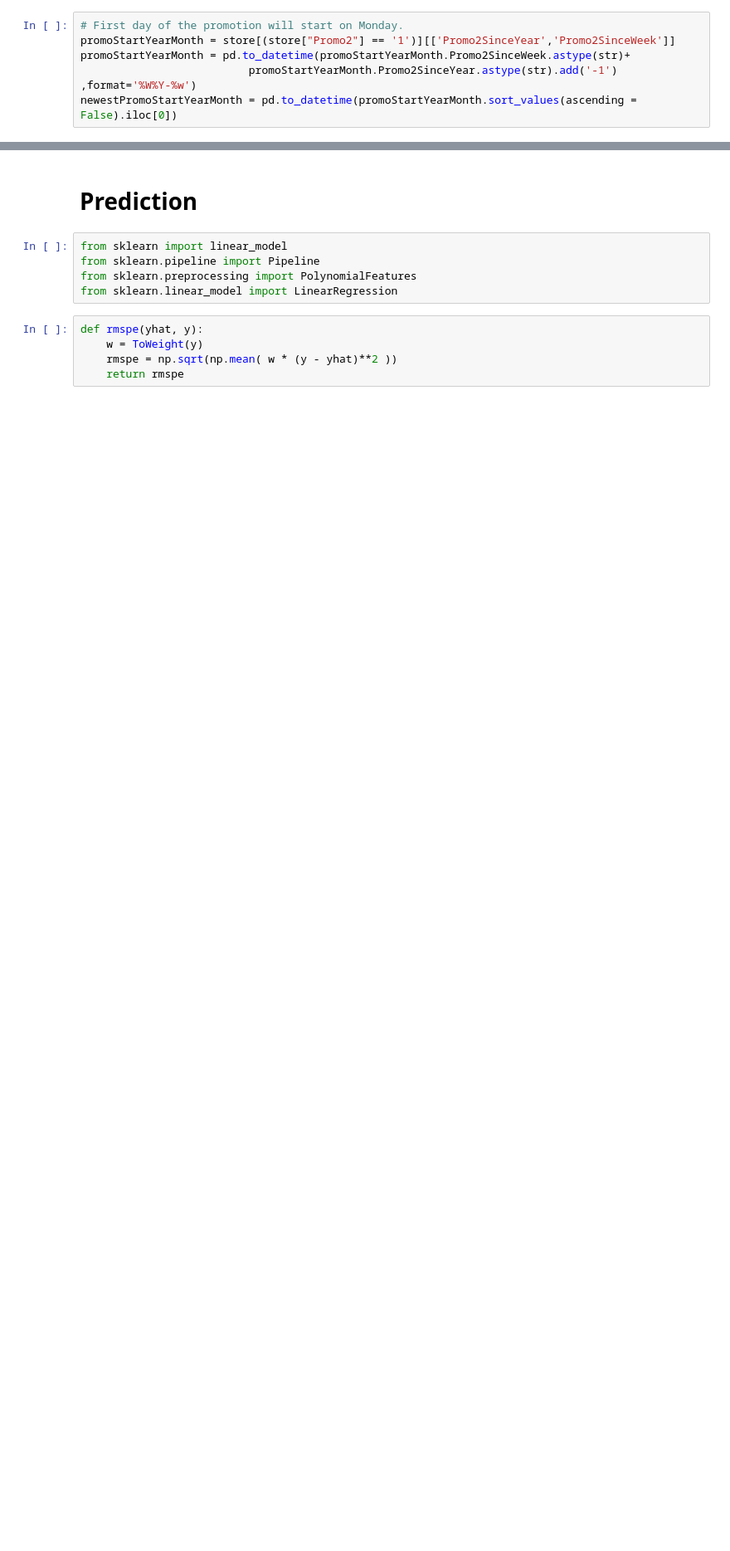
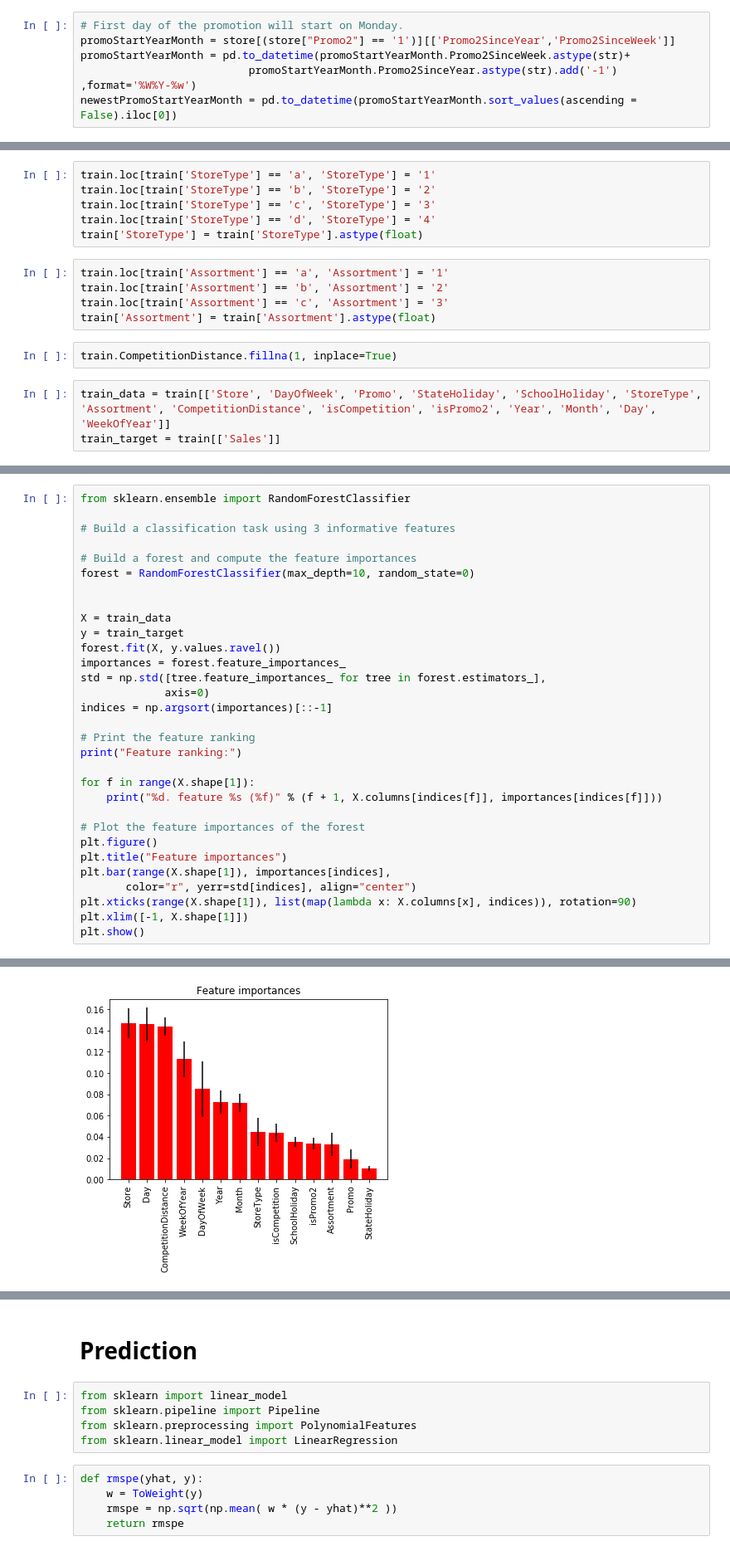
Before and after one commit to bozhlab/Rossmann_store_sales, a Jupyter notebook: Rossmann_Store_Sales_prediction.ipynb, the cells around one changed output, grey strips where cells are left out. Shown: that part at 83% size. Saved outputs shown, nothing was run; the diff lists cells and outputs as text; blank space fills up the shorter version.

```diff
--- a/Rossmann_Store_Sales_prediction.ipynb
+++ b/Rossmann_Store_Sales_prediction.ipynb
@@ -1190,0 +882,16 @@ X_train, X_test, y_train, y_test = train_test_split(train_data, train_target, te
+# %%
+train.loc[train['StoreType'] == 'a', 'StoreType'] = '1'
+train.loc[train['StoreType'] == 'b', 'StoreType'] = '2'
+train.loc[train['StoreType'] == 'c', 'StoreType'] = '3'
+train.loc[train['StoreType'] == 'd', 'StoreType'] = '4'
+train['StoreType'] = train['StoreType'].astype(float)
+# %%
+train.loc[train['Assortment'] == 'a', 'Assortment'] = '1'
+train.loc[train['Assortment'] == 'b', 'Assortment'] = '2'
+train.loc[train['Assortment'] == 'c', 'Assortment'] = '3'
+train['Assortment'] = train['Assortment'].astype(float)
+# %%
+train.CompetitionDistance.fillna(1, inplace=True)
+# %%
+train_data = train[['Store', 'DayOfWeek', 'Promo', 'StateHoliday', 'SchoolHoliday', 'StoreType', 'Assortment', 'CompetitionDistance', 'isCompetition', 'isPromo2', 'Year', 'Month', 'Day', 'WeekOfYear']]
+train_target = train[['Sales']]
@@ -1190,0 +911,32 @@ X_train, X_test, y_train, y_test = train_test_split(train_data, train_target, te
+# %%
+from sklearn.ensemble import RandomForestClassifier
+
+# Build a classification task using 3 informative features
+
+# Build a forest and compute the feature importances
+forest = RandomForestClassifier(max_depth=10, random_state=0)
+
+
+X = train_data
+y = train_target
+forest.fit(X, y.values.ravel())
+importances = forest.feature_importances_
+std = np.std([tree.feature_importances_ for tree in forest.estimators_],
+             axis=0)
+indices = np.argsort(importances)[::-1]
+
+# Print the feature ranking
+print("Feature ranking:")
+
+for f in range(X.shape[1]):
+    print("%d. feature %s (%f)" % (f + 1, X.columns[indices[f]], importances[indices[f]]))
+
+# Plot the feature importances of the forest
+plt.figure()
+plt.title("Feature importances")
+plt.bar(range(X.shape[1]), importances[indices],
+       color="r", yerr=std[indices], align="center")
+plt.xticks(range(X.shape[1]), list(map(lambda x: X.columns[x], indices)), rotation=90)
+plt.xlim([-1, X.shape[1]])
+plt.show()
+# %% [output]
@@ -1190,0 +958 @@ X_train, X_test, y_train, y_test = train_test_split(train_data, train_target, te
+[figure, added]
```
Also changed, not shown: parts of 170 cells of this notebook.
